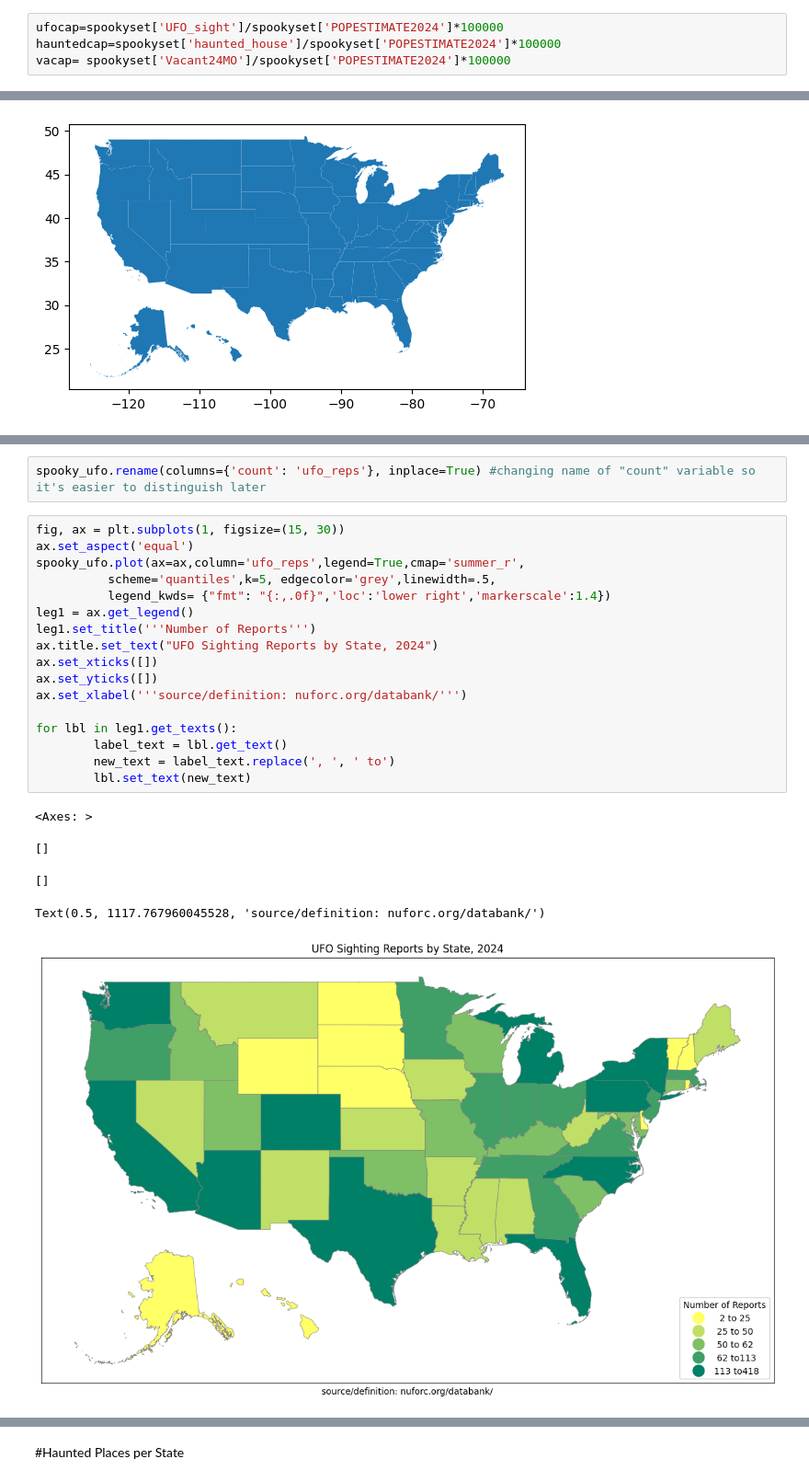
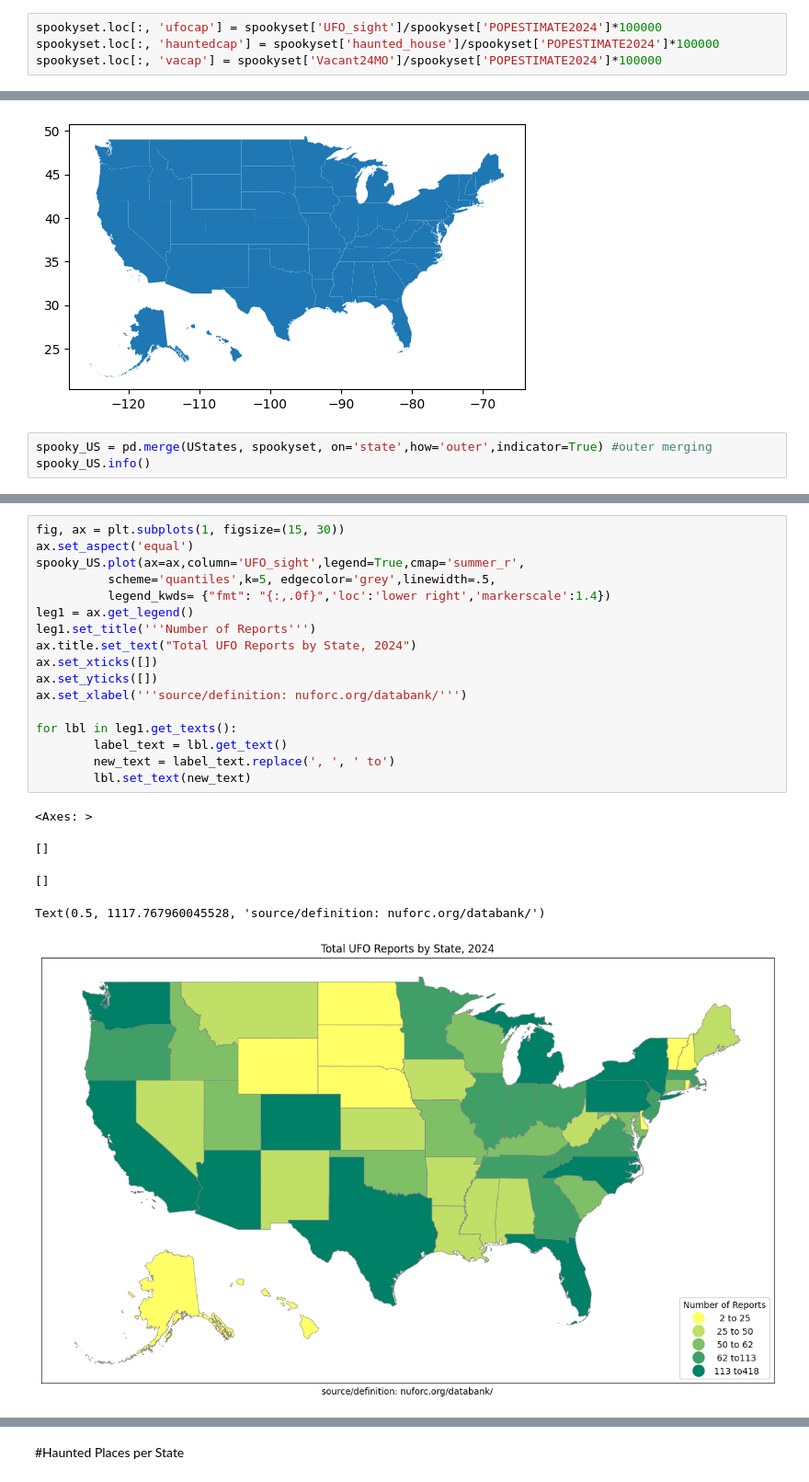
Before and after one commit to carlavilla/GIS, a Jupyter notebook: PS3_GIS_CV.ipynb, the cells around one changed output, grey strips where cells are left out. Shown at 92% size. Drawn from its saved outputs; the diff is of its cells as text.

```diff
--- a/PS3_GIS_CV.ipynb
+++ b/PS3_GIS_CV.ipynb
@@ -592,6 +592,6 @@ spookyset.head()
 # %% [markdown]
 #Dataset Manipulation and Analysis
 # %%
-ufocap=spookyset['UFO_sight']/spookyset['POPESTIMATE2024']*100000
-hauntedcap=spookyset['haunted_house']/spookyset['POPESTIMATE2024']*100000
-vacap= spookyset['Vacant24MO']/spookyset['POPESTIMATE2024']*100000
+spookyset.loc[:, 'ufocap'] = spookyset['UFO_sight']/spookyset['POPESTIMATE2024']*100000
+spookyset.loc[:, 'hauntedcap'] = spookyset['haunted_house']/spookyset['POPESTIMATE2024']*100000
+spookyset.loc[:, 'vacap'] = spookyset['Vacant24MO']/spookyset['POPESTIMATE2024']*100000
@@ -650,3 +685,6 @@ plt.show()
 # %% [output]
 <Axes: >
 [figure]
+# %%
+spooky_US = pd.merge(UStates, spookyset, on='state',how='outer',indicator=True) #outer merging
+spooky_US.info()
@@ -696,25 +731,23 @@ spooky_ufo[['state', 'count', '_merge']]
-# %%
-spooky_ufo.rename(columns={'count': 'ufo_reps'}, inplace=True) #changing name of "count" variable so it's easier to distinguish later
 # %%
 fig, ax = plt.subplots(1, figsize=(15, 30))
 ax.set_aspect('equal')
-spooky_ufo.plot(ax=ax,column='ufo_reps',legend=True,cmap='summer_r',
+spooky_US.plot(ax=ax,column='UFO_sight',legend=True,cmap='summer_r',
           scheme='quantiles',k=5, edgecolor='grey',linewidth=.5,
           legend_kwds= {"fmt": "{:,.0f}",'loc':'lower right','markerscale':1.4})
 leg1 = ax.get_legend()
 leg1.set_title('''Number of Reports''')
-ax.title.set_text("UFO Sighting Reports by State, 2024")
+ax.title.set_text("Total UFO Reports by State, 2024")
 ax.set_xticks([])
 ax.set_yticks([])
 ax.set_xlabel('''source/definition: nuforc.org/databank/''')
 
 for lbl in leg1.get_texts():
         label_text = lbl.get_text()
         new_text = label_text.replace(', ', ' to')
         lbl.set_text(new_text)
 # %% [output]
 <Axes: >
 []
 []
 Text(0.5, 1117.767960045528, 'source/definition: nuforc.org/databank/')
-[figure, old version]
+[figure, new version]
```
Also changed, not shown: parts of 30 cells of this notebook.
